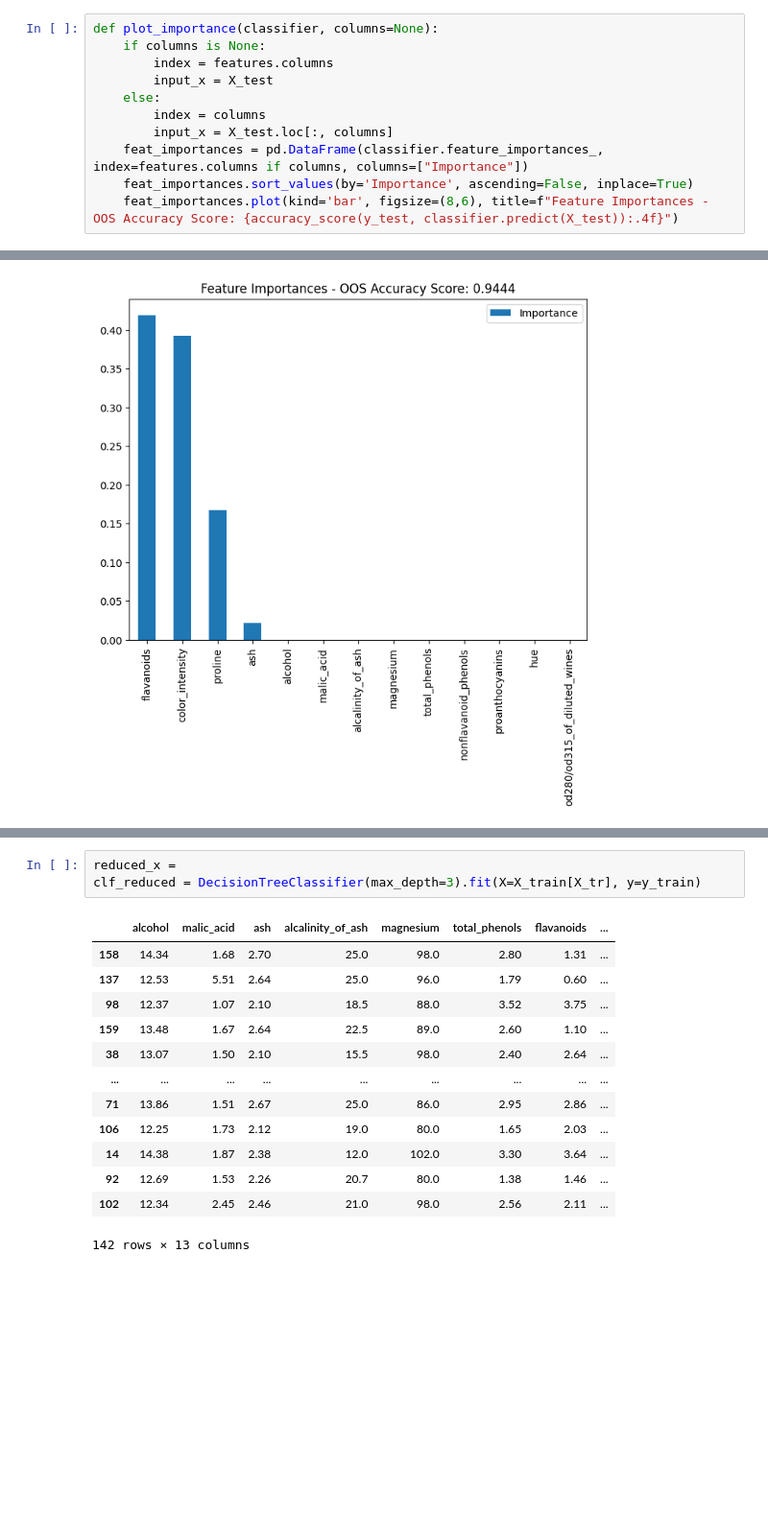
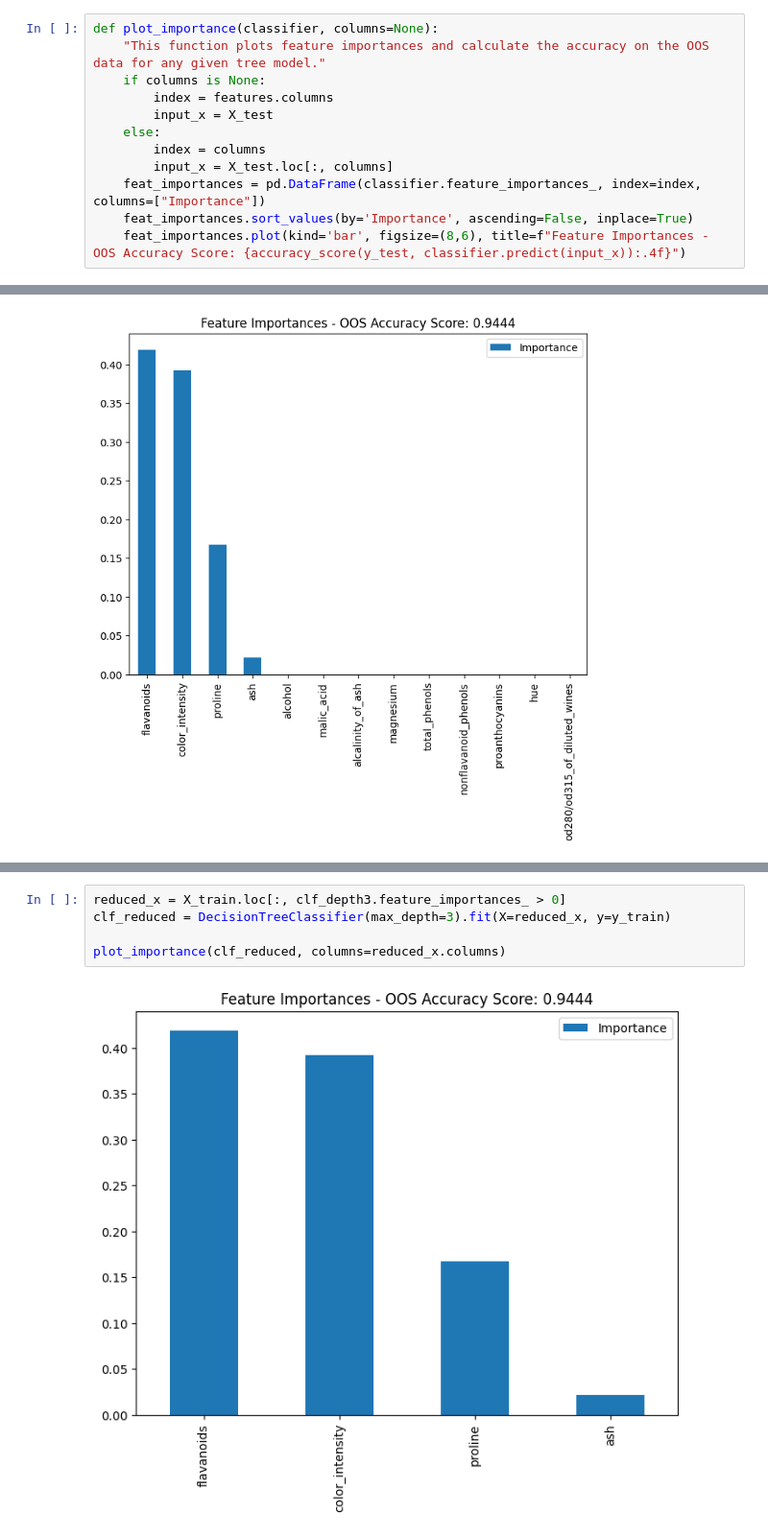
Before and after one commit to Quanted-AI/Visuals, a Jupyter notebook: Understanding_Feature_Importance.ipynb, the cells around one changed output, grey strips where cells are left out. Shown at 96% size. Cells and saved outputs as stored; diff of their text form; blank space fills up the shorter version.

```diff
--- a/Understanding_Feature_Importance.ipynb
+++ b/Understanding_Feature_Importance.ipynb
@@ -18,12 +19,13 @@ labels = dataset.target
 X_train, X_test, y_train, y_test = train_test_split(features, labels, test_size=0.2, random_state=42)
 # %%
 def plot_importance(classifier, columns=None):
+    "This function plots feature importances and calculate the accuracy on the OOS data for any given tree model."
     if columns is None:
         index = features.columns
         input_x = X_test
     else:
         index = columns
         input_x = X_test.loc[:, columns]
-    feat_importances = pd.DataFrame(classifier.feature_importances_, index=features.columns if columns, columns=["Importance"])
+    feat_importances = pd.DataFrame(classifier.feature_importances_, index=index, columns=["Importance"])
     feat_importances.sort_values(by='Importance', ascending=False, inplace=True)
-    feat_importances.plot(kind='bar', figsize=(8,6), title=f"Feature Importances - OOS Accuracy Score: {accuracy_score(y_test, classifier.predict(X_test)):.4f}")
+    feat_importances.plot(kind='bar', figsize=(8,6), title=f"Feature Importances - OOS Accuracy Score: {accuracy_score(y_test, classifier.predict(input_x)):.4f}")
@@ -41,17 +57,7 @@ plot_importance(classifier=clf_depth3)
 # %%
-reduced_x =
-clf_reduced = DecisionTreeClassifier(max_depth=3).fit(X=X_train[X_tr], y=y_train)
+reduced_x = X_train.loc[:, clf_depth3.feature_importances_ > 0]
+clf_reduced = DecisionTreeClassifier(max_depth=3).fit(X=reduced_x, y=y_train)
+
+plot_importance(clf_reduced, columns=reduced_x.columns)
 # %% [output]
-|  | alcohol | malic_acid | ash | alcalinity_of_ash | magnesium | total_phenols | flavanoids | ... |
-| 158 | 14.34 | 1.68 | 2.70 | 25.0 | 98.0 | 2.80 | 1.31 | ... |
-| 137 | 12.53 | 5.51 | 2.64 | 25.0 | 96.0 | 1.79 | 0.60 | ... |
-| 98 | 12.37 | 1.07 | 2.10 | 18.5 | 88.0 | 3.52 | 3.75 | ... |
-| 159 | 13.48 | 1.67 | 2.64 | 22.5 | 89.0 | 2.60 | 1.10 | ... |
-| 38 | 13.07 | 1.50 | 2.10 | 15.5 | 98.0 | 2.40 | 2.64 | ... |
-| ... | ... | ... | ... | ... | ... | ... | ... | ... |
-| 71 | 13.86 | 1.51 | 2.67 | 25.0 | 86.0 | 2.95 | 2.86 | ... |
-| 106 | 12.25 | 1.73 | 2.12 | 19.0 | 80.0 | 1.65 | 2.03 | ... |
-| 14 | 14.38 | 1.87 | 2.38 | 12.0 | 102.0 | 3.30 | 3.64 | ... |
-| 92 | 12.69 | 1.53 | 2.26 | 20.7 | 80.0 | 1.38 | 1.46 | ... |
-| 102 | 12.34 | 2.45 | 2.46 | 21.0 | 98.0 | 2.56 | 2.11 | ... |
-142 rows × 13 columns
+[figure, added]
```
Also changed, not shown: parts of 5 cells of this notebook.
